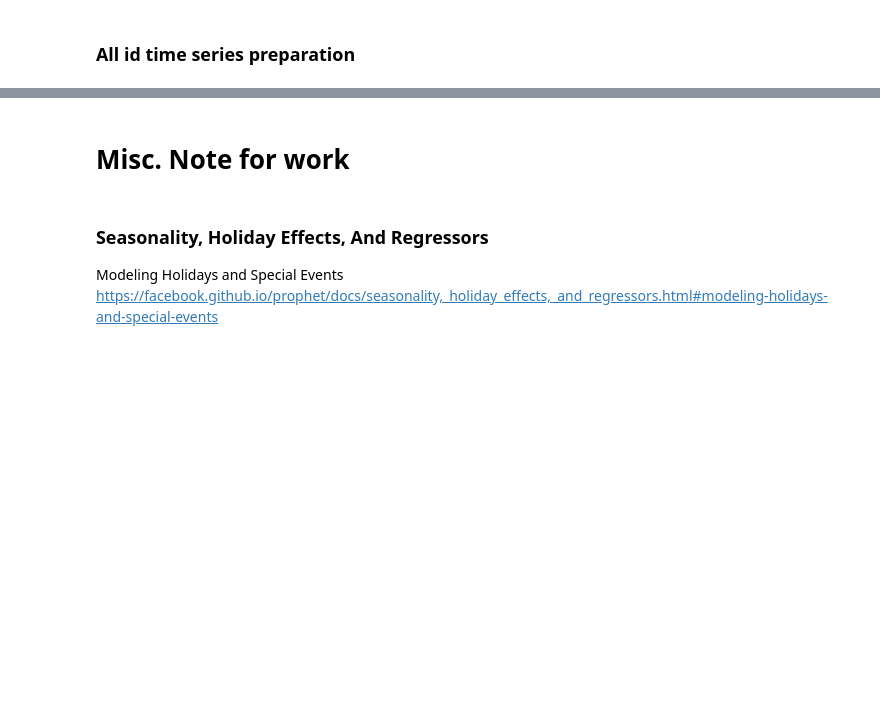
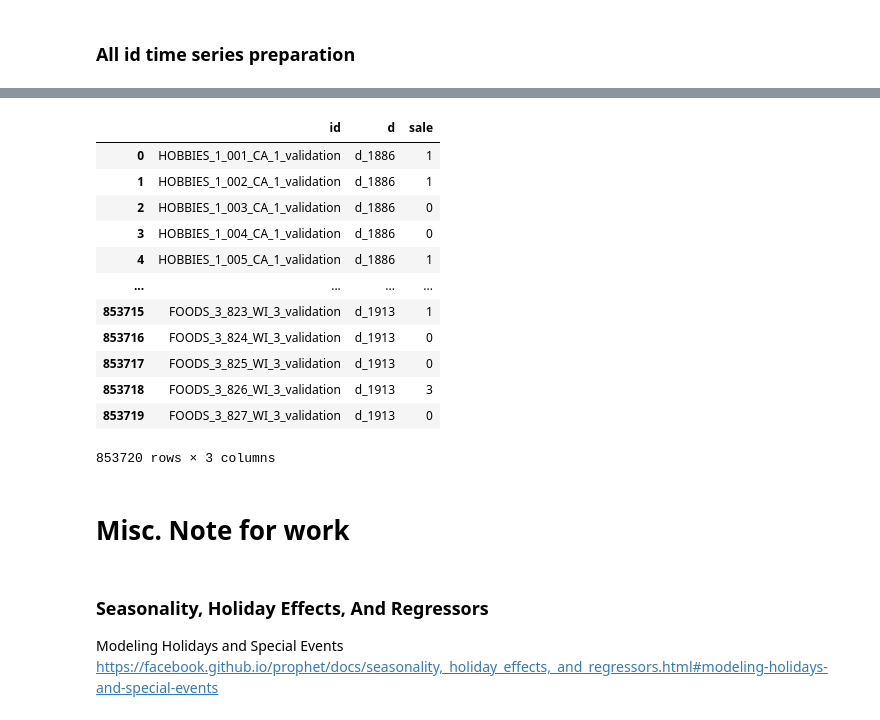
Before and after one commit to TanabutT/TimeSeriesForcasting, a Jupyter notebook: M5forcasting_tanabruce.ipynb, the cells around one changed output, grey strips where cells are left out. Saved outputs shown, nothing was run; the diff lists cells and outputs as text; code cells hidden in the pictures; blank space fills up the shorter version.

```diff
--- a/M5forcasting_tanabruce.ipynb
+++ b/M5forcasting_tanabruce.ipynb
@@ -395,3 +753,19 @@ list_table = prophet_pred_df()
+# %%
+sales_train_validation.iloc[:, np.r_[0,-28:0]].melt('id', var_name='d', value_name='sale')
+# %% [output]
+|  | id | d | sale |
+| 0 | HOBBIES_1_001_CA_1_validation | d_1886 | 1 |
+| 1 | HOBBIES_1_002_CA_1_validation | d_1886 | 1 |
+| 2 | HOBBIES_1_003_CA_1_validation | d_1886 | 0 |
+| 3 | HOBBIES_1_004_CA_1_validation | d_1886 | 0 |
+| 4 | HOBBIES_1_005_CA_1_validation | d_1886 | 1 |
+| ... | ... | ... | ... |
+| 853715 | FOODS_3_823_WI_3_validation | d_1913 | 1 |
+| 853716 | FOODS_3_824_WI_3_validation | d_1913 | 0 |
+| 853717 | FOODS_3_825_WI_3_validation | d_1913 | 0 |
+| 853718 | FOODS_3_826_WI_3_validation | d_1913 | 3 |
+| 853719 | FOODS_3_827_WI_3_validation | d_1913 | 0 |
+853720 rows × 3 columns
 # %% [markdown]
 # Misc. Note for work
 # %% [markdown]
```
Also changed, not shown: parts of 14 cells of this notebook.
